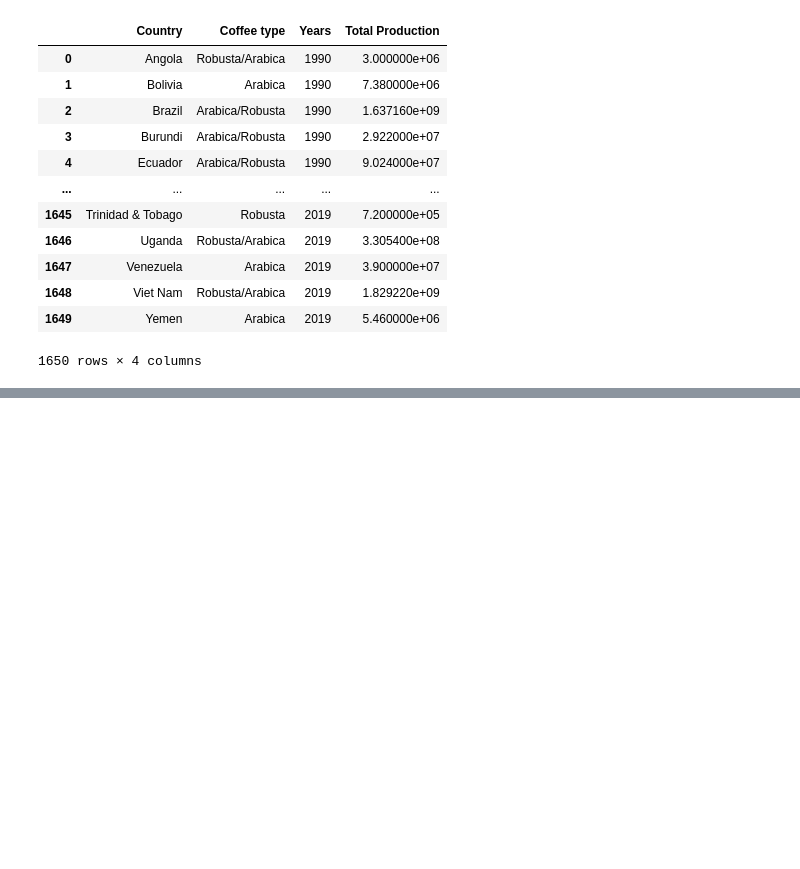
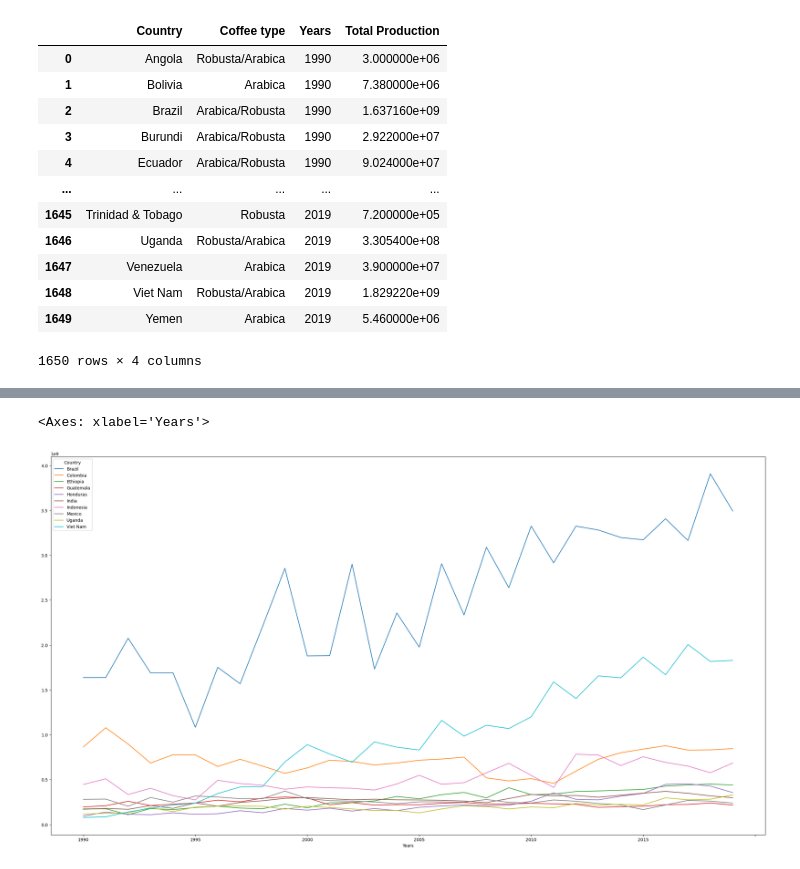
Before and after one commit to AAlbers341/project1_coffee_analysis, a Jupyter notebook: EDA/coffee_production.ipynb, the cells around one changed output, grey strips where cells are left out. Saved outputs shown, nothing was run; the diff lists cells and outputs as text; code cells hidden in the pictures; blank space fills up the shorter version.

```diff
--- a/EDA/coffee_production.ipynb
+++ b/EDA/coffee_production.ipynb
@@ -114,0 +217,3 @@ coffee_production_cleaned.to_csv('../Data/Cleaned/coffee_production_cleaned.csv'
+# %%
+top_prod_df = production_sort.head(10)
+top_prod_df.index.values
@@ -114,0 +223,3 @@ coffee_production_cleaned.to_csv('../Data/Cleaned/coffee_production_cleaned.csv'
+# %%
+top_countries_df = coffee_production_cleaned[coffee_production_cleaned['Country'].isin(top_prod_df.index.values)]
+top_countries_df
@@ -114,0 +240,4 @@ coffee_production_cleaned.to_csv('../Data/Cleaned/coffee_production_cleaned.csv'
+# %%
+years_countries_df = top_countries_df.set_index("Years")
+years_countries_df = years_countries_df.drop("Coffee type",axis=1)
+years_countries_df
@@ -114,0 +259,3 @@ coffee_production_cleaned.to_csv('../Data/Cleaned/coffee_production_cleaned.csv'
+# %%
+years_countries_pivot = years_countries_df.pivot(columns="Country",values="Total Production")
+years_countries_pivot
@@ -114,0 +281,5 @@ coffee_production_cleaned.to_csv('../Data/Cleaned/coffee_production_cleaned.csv'
+# %%
+years_countries_pivot.plot(figsize=(30,16))
+# %% [output]
+<Axes: xlabel='Years'>
+[figure, added]
```
Also changed, not shown: parts of 14 cells of this notebook, 2 other files.
